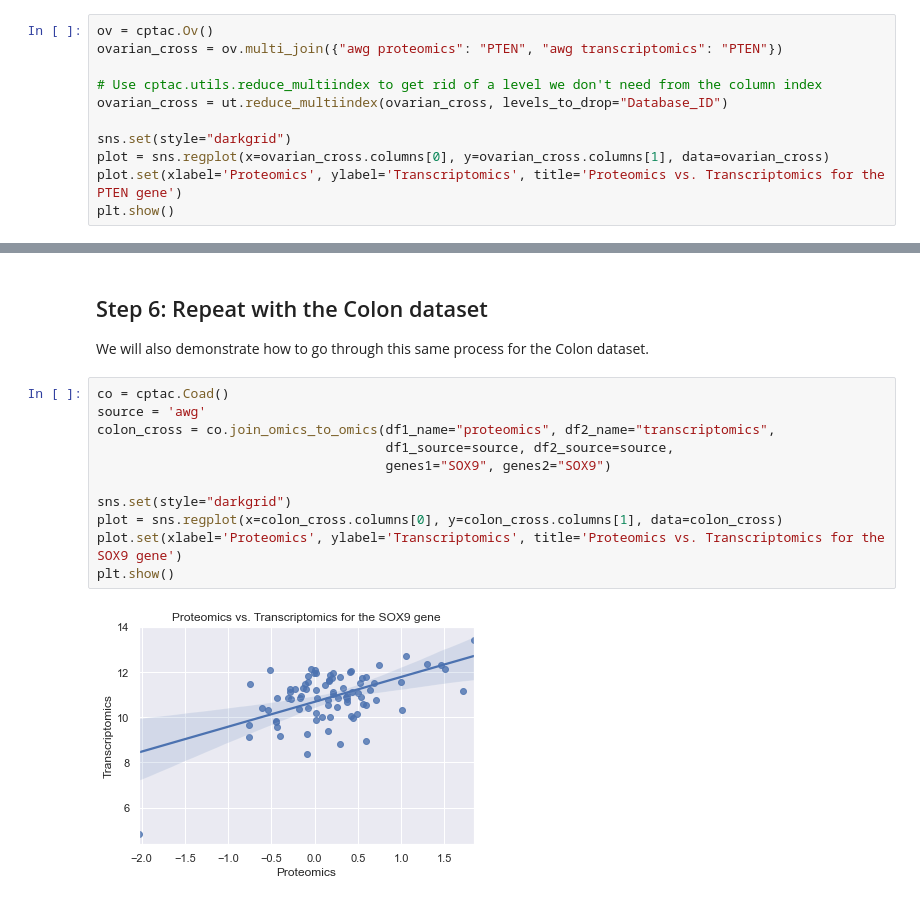
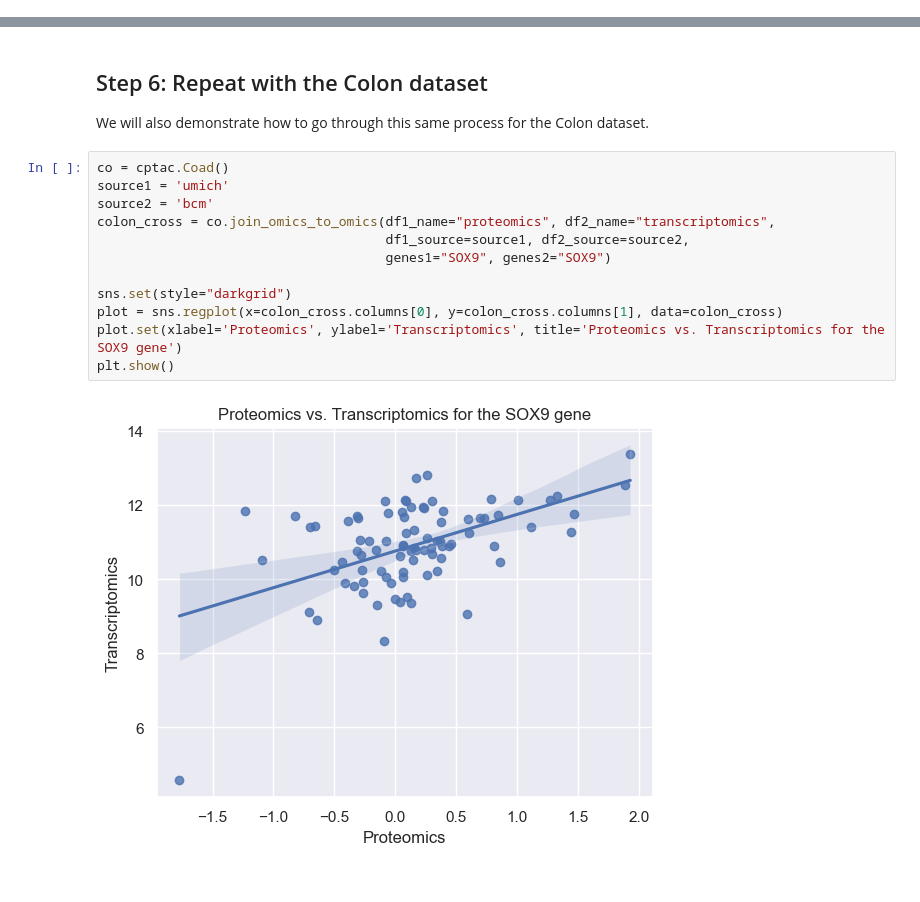
Before and after one commit to PayneLab/cptac, a Jupyter notebook: notebooks/usecase01_omics.ipynb, the cells around one changed output, grey strips where cells are left out. Cells and saved outputs as stored; diff of their text form.

```diff
--- a/notebooks/usecase01_omics.ipynb
+++ b/notebooks/usecase01_omics.ipynb
@@ -66,11 +61,0 @@ The cptac package uses the same API to present data from many different cancer t
-# %%
-ov = cptac.Ov()
-ovarian_cross = ov.multi_join({"awg proteomics": "PTEN", "awg transcriptomics": "PTEN"})
-
-# Use cptac.utils.reduce_multiindex to get rid of a level we don't need from the column index
-ovarian_cross = ut.reduce_multiindex(ovarian_cross, levels_to_drop="Database_ID")
-
-sns.set(style="darkgrid")
-plot = sns.regplot(x=ovarian_cross.columns[0], y=ovarian_cross.columns[1], data=ovarian_cross)
-plot.set(xlabel='Proteomics', ylabel='Transcriptomics', title='Proteomics vs. Transcriptomics for the PTEN gene')
-plt.show()
@@ -82,14 +65,15 @@ plt.show()
 We will also demonstrate how to go through this same process for the Colon dataset.
 # %%
 co = cptac.Coad()
-source = 'awg'
+source1 = 'umich'
+source2 = 'bcm'
 colon_cross = co.join_omics_to_omics(df1_name="proteomics", df2_name="transcriptomics",
-                                     df1_source=source, df2_source=source,
+                                     df1_source=source1, df2_source=source2,
                                      genes1="SOX9", genes2="SOX9")
 
 sns.set(style="darkgrid")
 plot = sns.regplot(x=colon_cross.columns[0], y=colon_cross.columns[1], data=colon_cross)
 plot.set(xlabel='Proteomics', ylabel='Transcriptomics', title='Proteomics vs. Transcriptomics for the SOX9 gene')
 plt.show()
 # %% [output]
-[figure, old version]
+[figure, new version]
```
Also changed, not shown: parts of 6 cells of this notebook, 4 other files.
